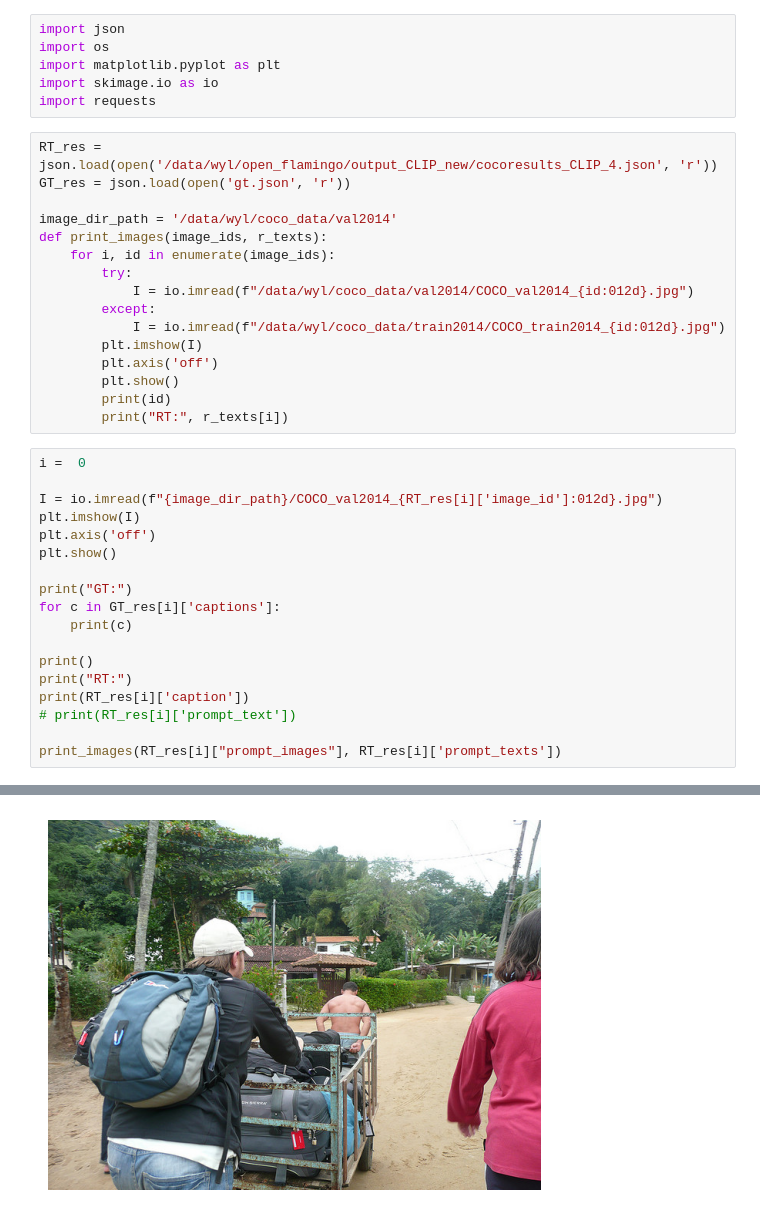
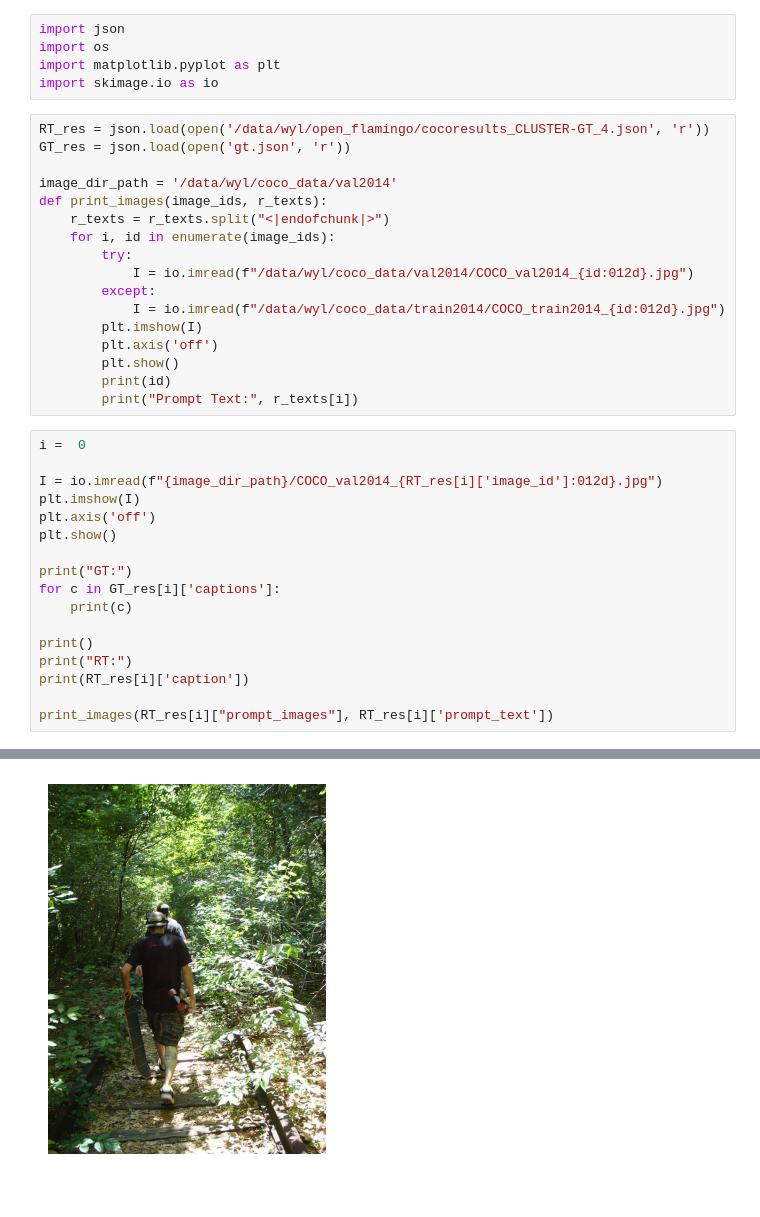
Before and after one commit to yangmingzhuo/open_flamingo, a Jupyter notebook: demo.ipynb, the cells around one changed output, grey strips where cells are left out. Saved outputs shown, nothing was run; the diff lists cells and outputs as text.

```diff
--- a/demo.ipynb
+++ b/demo.ipynb
@@ -3,13 +3,13 @@ import json
 import os
 import matplotlib.pyplot as plt
 import skimage.io as io
-import requests
 # %%
-RT_res = json.load(open('/data/wyl/open_flamingo/output_CLIP_new/cocoresults_CLIP_4.json', 'r'))
+RT_res = json.load(open('/data/wyl/open_flamingo/cocoresults_CLUSTER-GT_4.json', 'r'))
 GT_res = json.load(open('gt.json', 'r'))
 
 image_dir_path = '/data/wyl/coco_data/val2014'
 def print_images(image_ids, r_texts):
+    r_texts = r_texts.split("<|endofchunk|>")
     for i, id in enumerate(image_ids):
         try:
             I = io.imread(f"/data/wyl/coco_data/val2014/COCO_val2014_{id:012d}.jpg")
@@ -19,7 +19,7 @@ def print_images(image_ids, r_texts):
         plt.axis('off')
         plt.show()
         print(id)
-        print("RT:", r_texts[i])
+        print("Prompt Text:", r_texts[i])
 # %%
 i =  0
 
@@ -35,9 +35,8 @@ for c in GT_res[i]['captions']:
 print()
 print("RT:")
 print(RT_res[i]['caption'])
-# print(RT_res[i]['prompt_text'])
 
-print_images(RT_res[i]["prompt_images"], RT_res[i]['prompt_texts'])
+print_images(RT_res[i]["prompt_images"], RT_res[i]['prompt_text'])
 # %% [output]
 [figure]
 GT:
@@ -55 +54 @@ RT: A couple of people riding a motorcycle down a winding road.
-[figure, old version]
+[figure, new version]
```
Also changed, not shown: parts of 1 cell of this notebook, 46 other files.
